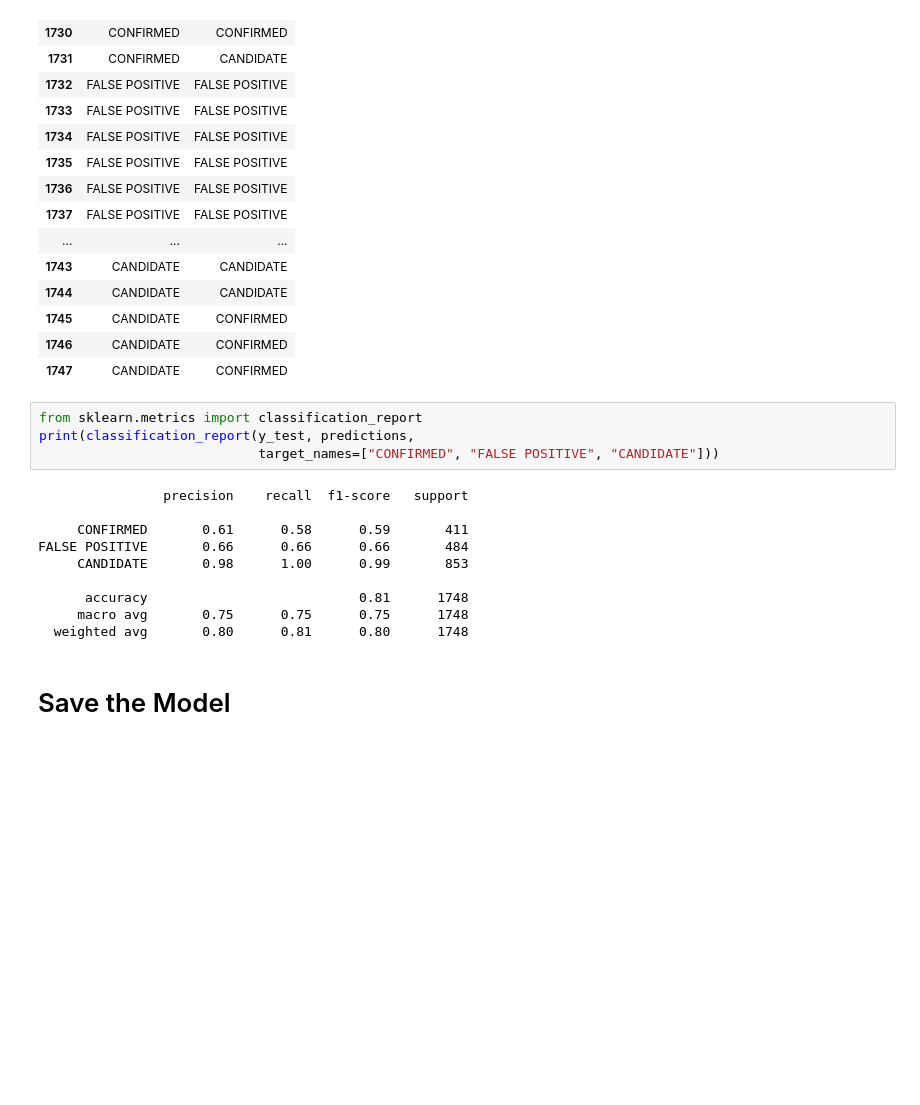
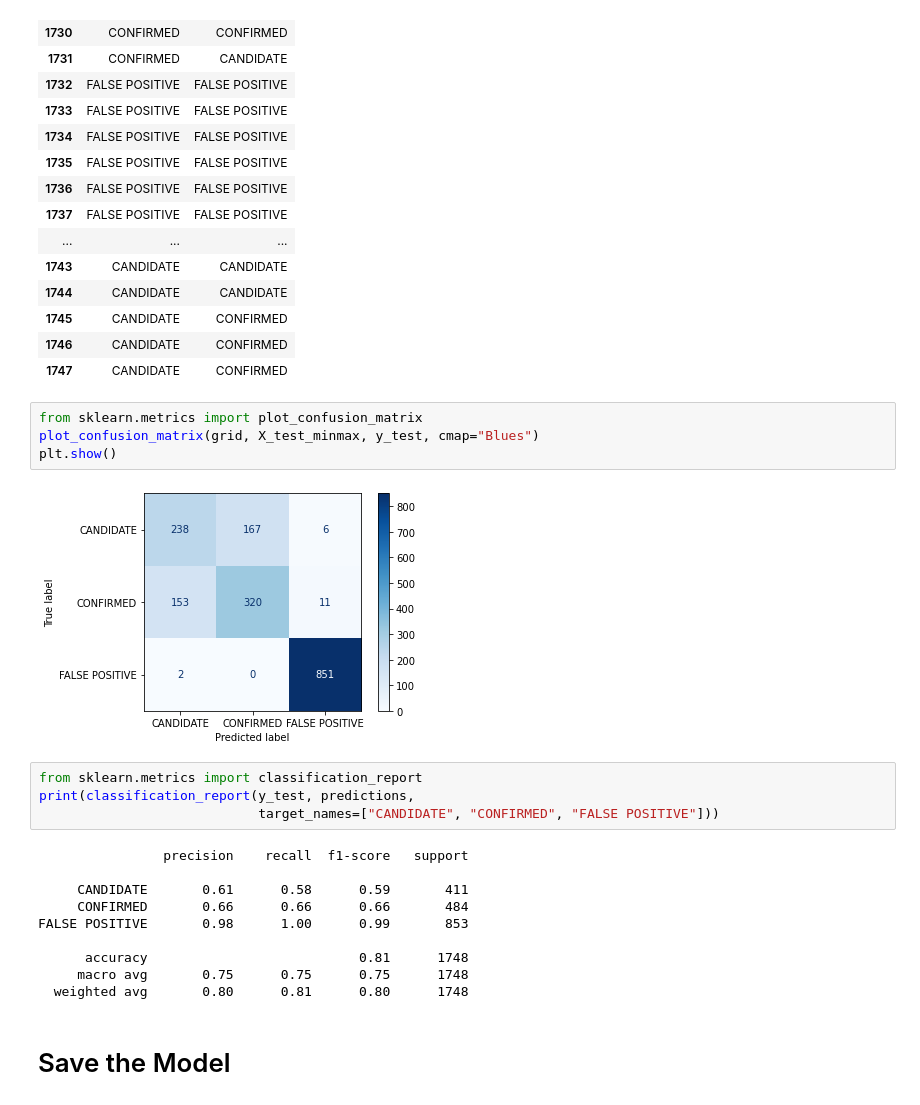
Before and after one commit to etassone1974/machine-learning-challenge, a Jupyter notebook: starter_code/model_2.ipynb, the cells around one changed output. Cells and saved outputs as stored; diff of their text form; blank space fills up the shorter version.

```diff
--- a/starter_code/model_2.ipynb
+++ b/starter_code/model_2.ipynb
@@ -227,16 +227,22 @@ results.tail(20)
 | 1745 | CANDIDATE | CONFIRMED |
 | 1746 | CANDIDATE | CONFIRMED |
 | 1747 | CANDIDATE | CONFIRMED |
+# %%
+from sklearn.metrics import plot_confusion_matrix
+plot_confusion_matrix(grid, X_test_minmax, y_test, cmap="Blues")
+plt.show()
+# %% [output]
+[figure, added]
 # %%
 from sklearn.metrics import classification_report
 print(classification_report(y_test, predictions,
-                            target_names=["CONFIRMED", "FALSE POSITIVE", "CANDIDATE"]))
+                            target_names=["CANDIDATE", "CONFIRMED", "FALSE POSITIVE"]))
 # %% [output]
                 precision    recall  f1-score   support
 
-     CONFIRMED       0.61      0.58      0.59       411
-FALSE POSITIVE       0.66      0.66      0.66       484
-     CANDIDATE       0.98      1.00      0.99       853
+     CANDIDATE       0.61      0.58      0.59       411
+     CONFIRMED       0.66      0.66      0.66       484
+FALSE POSITIVE       0.98      1.00      0.99       853
 
       accuracy                           0.81      1748
      macro avg       0.75      0.75      0.75      1748
```
Also changed, not shown: parts of 1 cell of this notebook, 9 other files.
